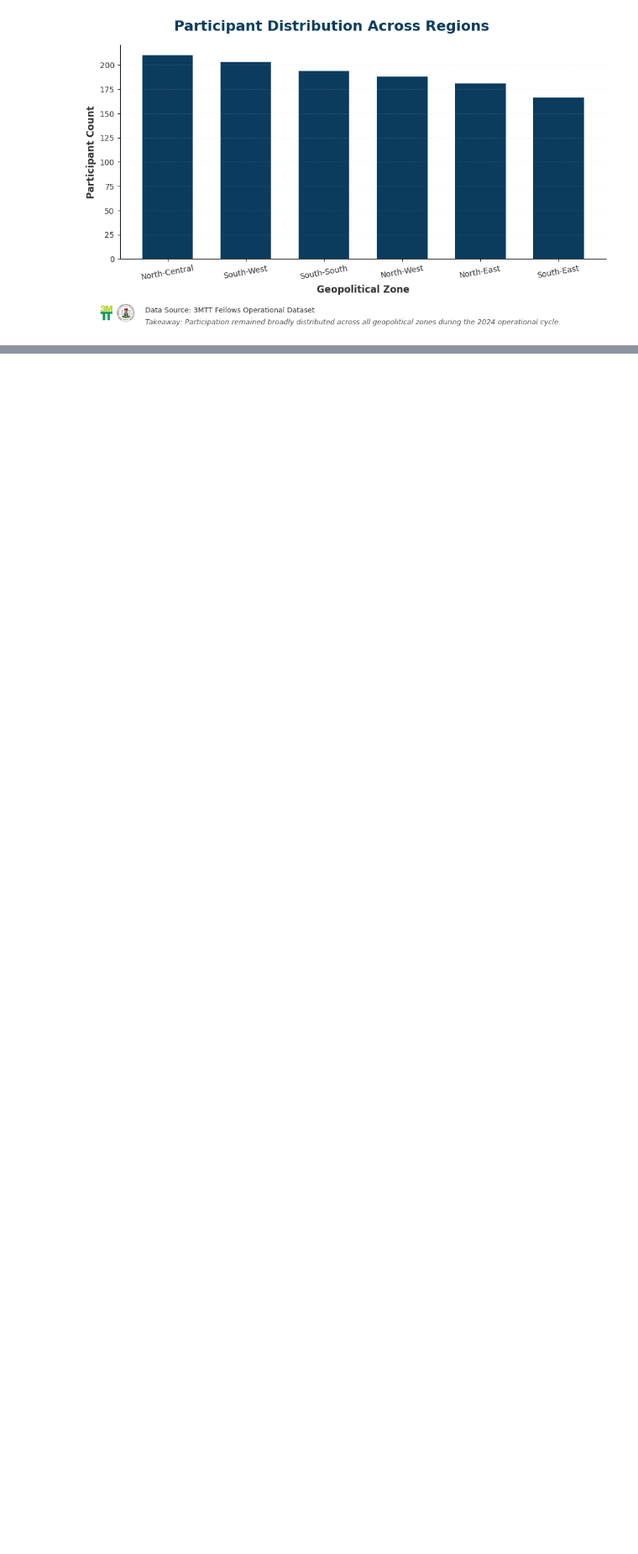
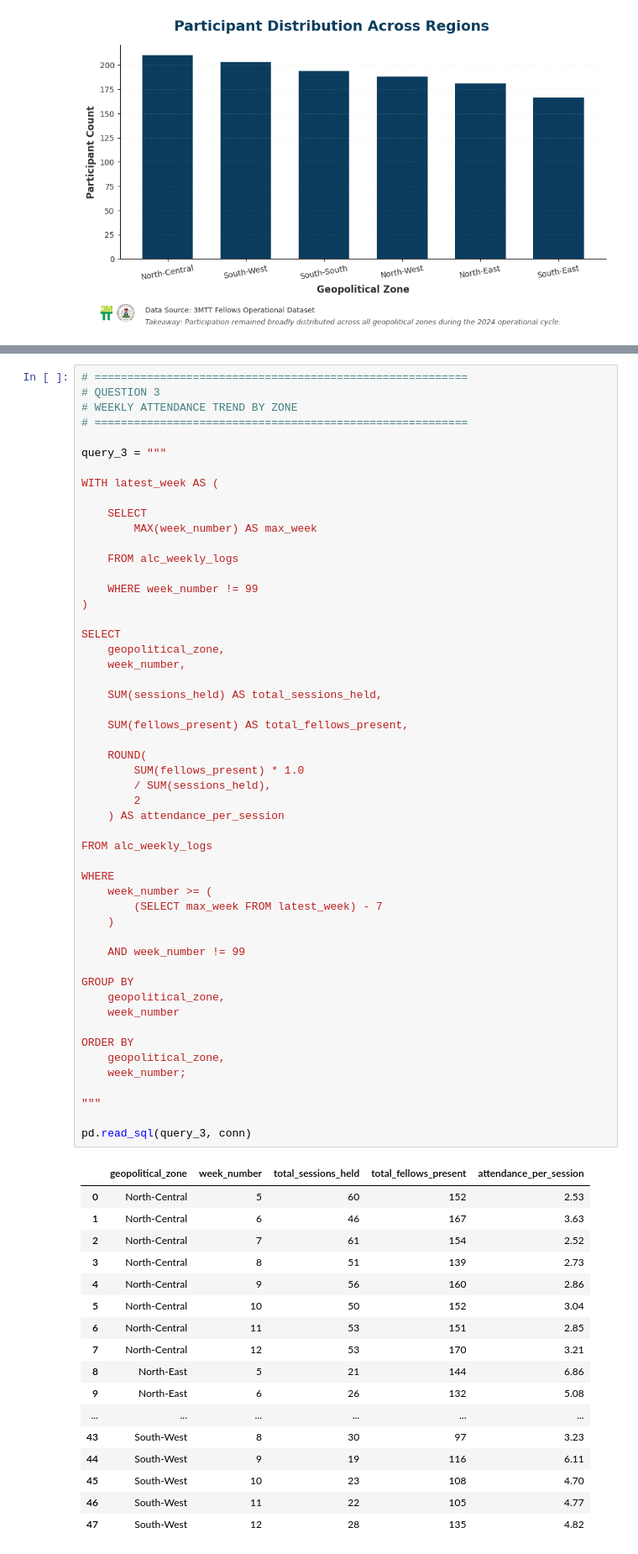
Before and after one commit to Efe-Godson/3mtt-stage2-analysis, a Jupyter notebook: notebooks/deliverable_2_analysis_notebook.ipynb, the cells around one changed output, grey strips where cells are left out. Shown at 84% size. Cells and saved outputs as stored; diff of their text form; blank space fills up the shorter version.

```diff
--- a/notebooks/deliverable_2_analysis_notebook.ipynb
+++ b/notebooks/deliverable_2_analysis_notebook.ipynb
@@ -4556,0 +4764,70 @@ plt.show()
+# %%
+# =========================================================
+# QUESTION 3
+# WEEKLY ATTENDANCE TREND BY ZONE
+# =========================================================
+
+query_3 = """
+
+WITH latest_week AS (
+
+    SELECT
+        MAX(week_number) AS max_week
+
+    FROM alc_weekly_logs
+
+    WHERE week_number != 99
+)
+
+SELECT
+    geopolitical_zone,
+    week_number,
+
+    SUM(sessions_held) AS total_sessions_held,
+
+    SUM(fellows_present) AS total_fellows_present,
+
+    ROUND(
+        SUM(fellows_present) * 1.0
+        / SUM(sessions_held),
+        2
+    ) AS attendance_per_session
+
+FROM alc_weekly_logs
+
+WHERE
+    week_number >= (
+        (SELECT max_week FROM latest_week) - 7
+    )
+
+    AND week_number != 99
+
+GROUP BY
+    geopolitical_zone,
+    week_number
+
+ORDER BY
+    geopolitical_zone,
+    week_number;
+
+"""
+
+pd.read_sql(query_3, conn)
+# %% [output]
+|  | geopolitical_zone | week_number | total_sessions_held | total_fellows_present | attendance_per_session |
+| 0 | North-Central | 5 | 60 | 152 | 2.53 |
+| 1 | North-Central | 6 | 46 | 167 | 3.63 |
+| 2 | North-Central | 7 | 61 | 154 | 2.52 |
+| 3 | North-Central | 8 | 51 | 139 | 2.73 |
+| 4 | North-Central | 9 | 56 | 160 | 2.86 |
+| 5 | North-Central | 10 | 50 | 152 | 3.04 |
+| 6 | North-Central | 11 | 53 | 151 | 2.85 |
+| 7 | North-Central | 12 | 53 | 170 | 3.21 |
+| 8 | North-East | 5 | 21 | 144 | 6.86 |
+| 9 | North-East | 6 | 26 | 132 | 5.08 |
+| ... | ... | ... | ... | ... | ... |
+| 43 | South-West | 8 | 30 | 97 | 3.23 |
+| 44 | South-West | 9 | 19 | 116 | 6.11 |
+| 45 | South-West | 10 | 23 | 108 | 4.70 |
+| 46 | South-West | 11 | 22 | 105 | 4.77 |
+| 47 | South-West | 12 | 28 | 135 | 4.82 |
```
Also changed, not shown: parts of 9 cells of this notebook.
